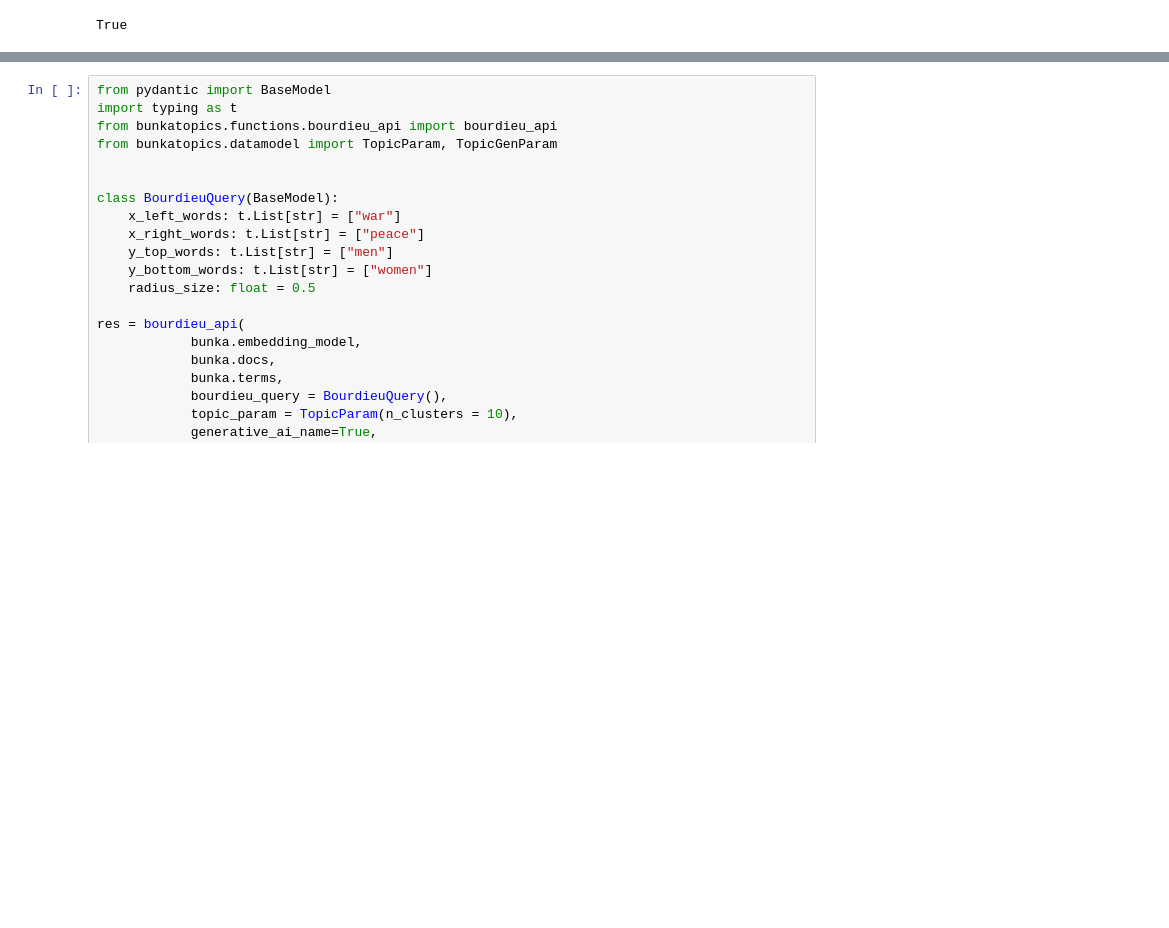
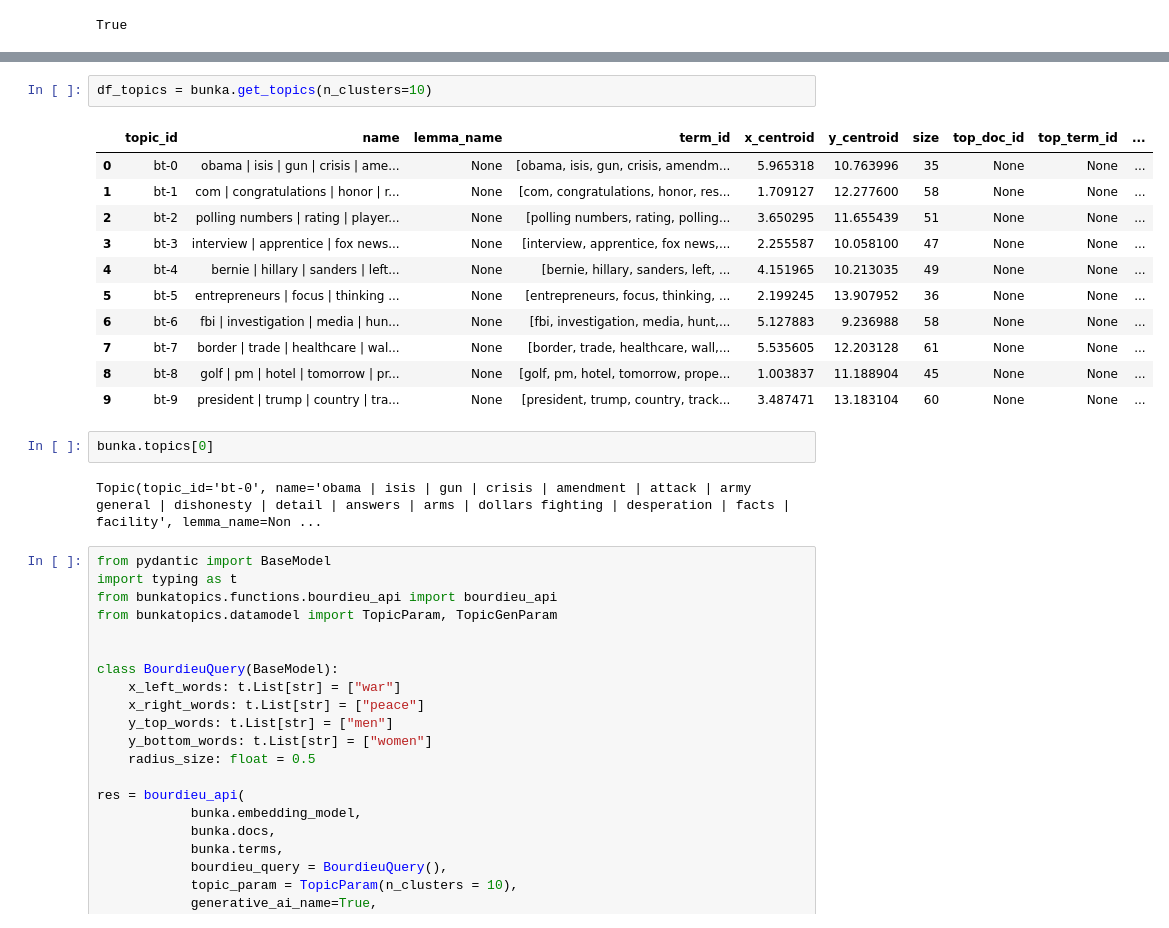
Before and after one commit to charlesdedampierre/BunkaTopics, a Jupyter notebook: notebooks/bourdieu_api.ipynb, the cells around one changed output, grey strips where cells are left out. Drawn from its saved outputs; the diff is of its cells as text; blank space fills up the shorter version.

```diff
--- a/notebooks/bourdieu_api.ipynb
+++ b/notebooks/bourdieu_api.ipynb
@@ -34,3 +35,21 @@ INFO      |2023-10-20 11:26:40|{}|fit|Reducing Dimensions
+# %%
+df_topics = bunka.get_topics(n_clusters=10)
+# %% [output]
+|  | topic_id | name | lemma_name | term_id | x_centroid | y_centroid | size | top_doc_id | top_term_id | ... |
+| 0 | bt-0 | obama | isis | gun | crisis | ame... | None | [obama, isis, gun, crisis, amendm... | 5.965318 | 10.763996 | 35 | None | None | ... |
+| 1 | bt-1 | com | congratulations | honor | r... | None | [com, congratulations, honor, res... | 1.709127 | 12.277600 | 58 | None | None | ... |
+| 2 | bt-2 | polling numbers | rating | player... | None | [polling numbers, rating, polling... | 3.650295 | 11.655439 | 51 | None | None | ... |
+| 3 | bt-3 | interview | apprentice | fox news... | None | [interview, apprentice, fox news,... | 2.255587 | 10.058100 | 47 | None | None | ... |
+| 4 | bt-4 | bernie | hillary | sanders | left... | None | [bernie, hillary, sanders, left, ... | 4.151965 | 10.213035 | 49 | None | None | ... |
+| 5 | bt-5 | entrepreneurs | focus | thinking ... | None | [entrepreneurs, focus, thinking, ... | 2.199245 | 13.907952 | 36 | None | None | ... |
+| 6 | bt-6 | fbi | investigation | media | hun... | None | [fbi, investigation, media, hunt,... | 5.127883 | 9.236988 | 58 | None | None | ... |
+| 7 | bt-7 | border | trade | healthcare | wal... | None | [border, trade, healthcare, wall,... | 5.535605 | 12.203128 | 61 | None | None | ... |
+| 8 | bt-8 | golf | pm | hotel | tomorrow | pr... | None | [golf, pm, hotel, tomorrow, prope... | 1.003837 | 11.188904 | 45 | None | None | ... |
+| 9 | bt-9 | president | trump | country | tra... | None | [president, trump, country, track... | 3.487471 | 13.183104 | 60 | None | None | ... |
+# %%
+bunka.topics[0]
+# %% [output]
+Topic(topic_id='bt-0', name='obama | isis | gun | crisis | amendment | attack | army general | dishonesty | detail | answers | arms | dollars fighting | desperation | facts | facility', lemma_name=Non ...
 # %%
 from pydantic import BaseModel
 import typing as t
```
Also changed, not shown: parts of 3 cells of this notebook, 5 other files.
